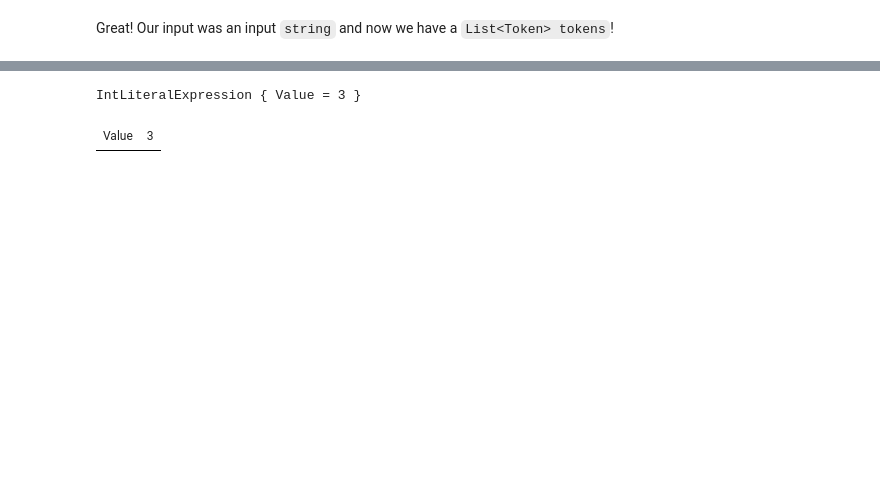
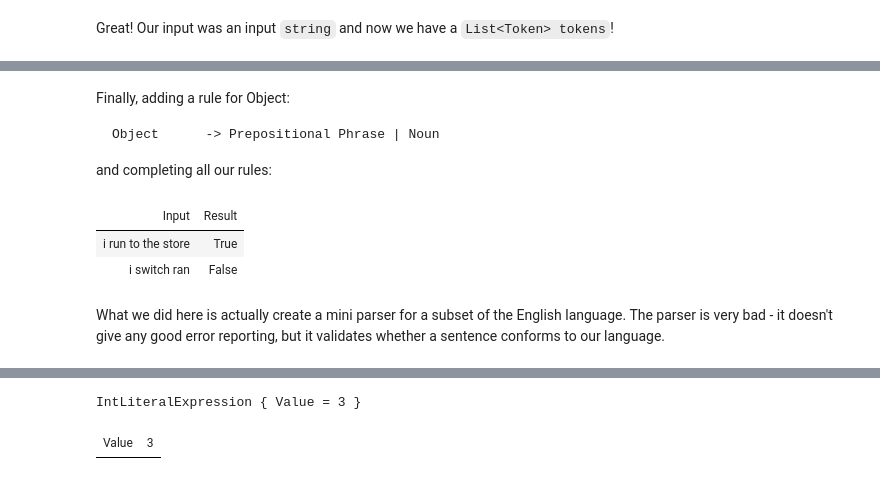
Before and after one commit to johnW-ret/Retruate.Languages, a Jupyter notebook: learn/recursive-descent.ipynb, the cells around one changed output, grey strips where cells are left out. Saved outputs shown, nothing was run; the diff lists cells and outputs as text; code cells hidden in the pictures; blank space fills up the shorter version.

````diff
--- a/learn/recursive-descent.ipynb
+++ b/learn/recursive-descent.ipynb
@@ -195,0 +281,39 @@ You may note two relevant points here:
+# %% [markdown]
+Finally, adding a rule for Object:
+
+```
+Object      -> Prepositional Phrase | Noun
+```
+
+and completing all our rules:
+# %%
+static ReadOnlySpan<char> PeelNoun(this ReadOnlySpan<char> subsentence) => subsentence switch
+{
+    _ when subsentence.StartsWith("store") => subsentence[5..],
+    _ when subsentence.StartsWith("post office") => subsentence[11..],
+    _  => "~"
+};
+
+static ReadOnlySpan<char> PeelPrepositionalPhrase(this ReadOnlySpan<char> subsentence) => subsentence switch
+{
+    _ when subsentence.StartsWith("to the") => subsentence[6..],
+    _  => "~"
+};
+
+static ReadOnlySpan<char> PeelObject(this ReadOnlySpan<char> subsentence) => subsentence switch
+{
+    _ when subsentence.PeelPrepositionalPhrase() is not "~" and { } rest
+        && rest.PeelSpace().PeelNoun() is not "~" and { } _rest => _rest,
+    _ when subsentence.PeelNoun() is not "~" and { } rest => rest,
+    _  => "~"
+};
+
+static bool IsSentence(this ReadOnlySpan<char> subsentence) => subsentence.PeelSubject().PeelSpace().PeelVerb().PeelSpace().PeelObject() is { Length: 0 };
+
+new[] { new { Input = sentence, Result = IsSentence(sentence) }, new { Input = "i switch ran", Result = IsSentence("i switch ran") } }.DisplayTable()
+# %% [output]
+| Input | Result |
+| i run to the store | True |
+| i switch ran | False |
+# %% [markdown]
+What we did here is actually create a mini parser for a subset of the English language. The parser is very bad - it doesn't give any good error reporting, but it validates whether a sentence conforms to our language.
````
Also changed, not shown: parts of 68 cells of this notebook, 3 other files.
